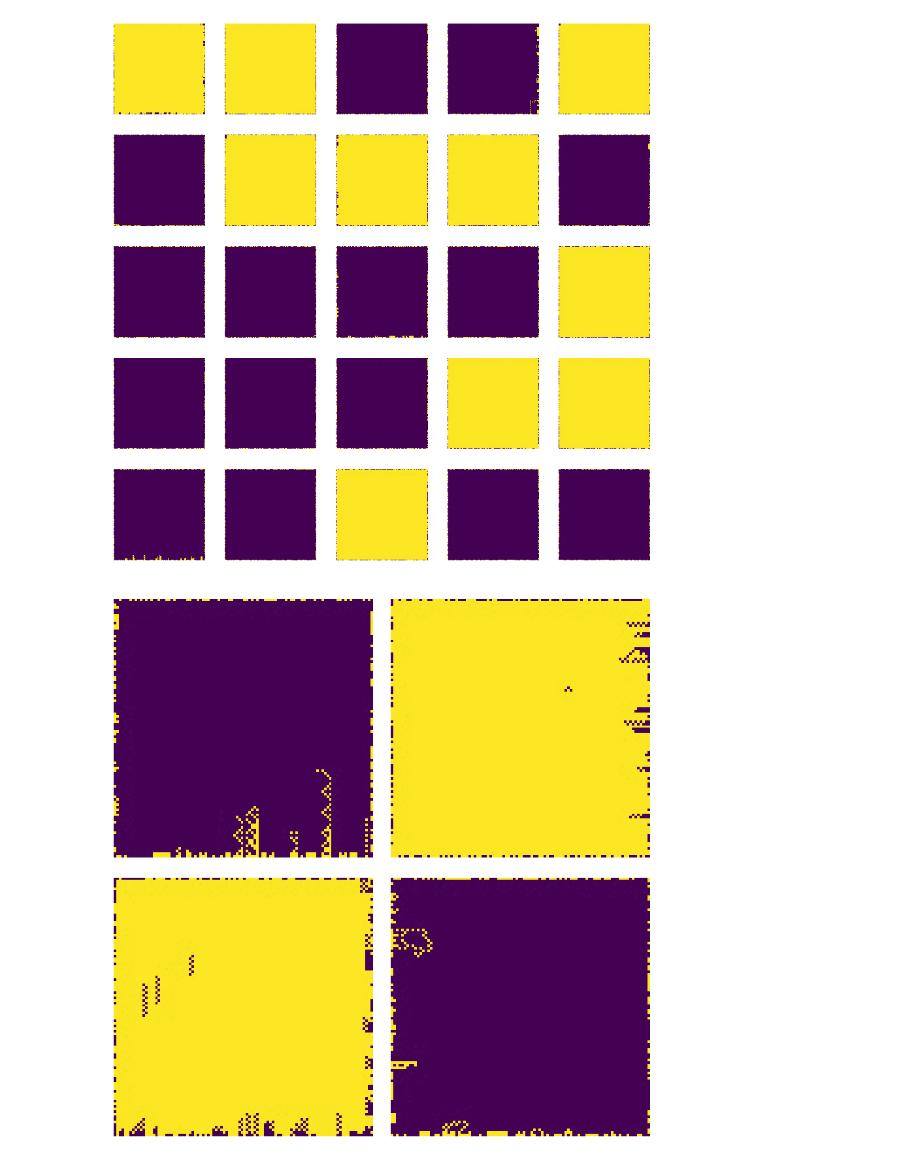
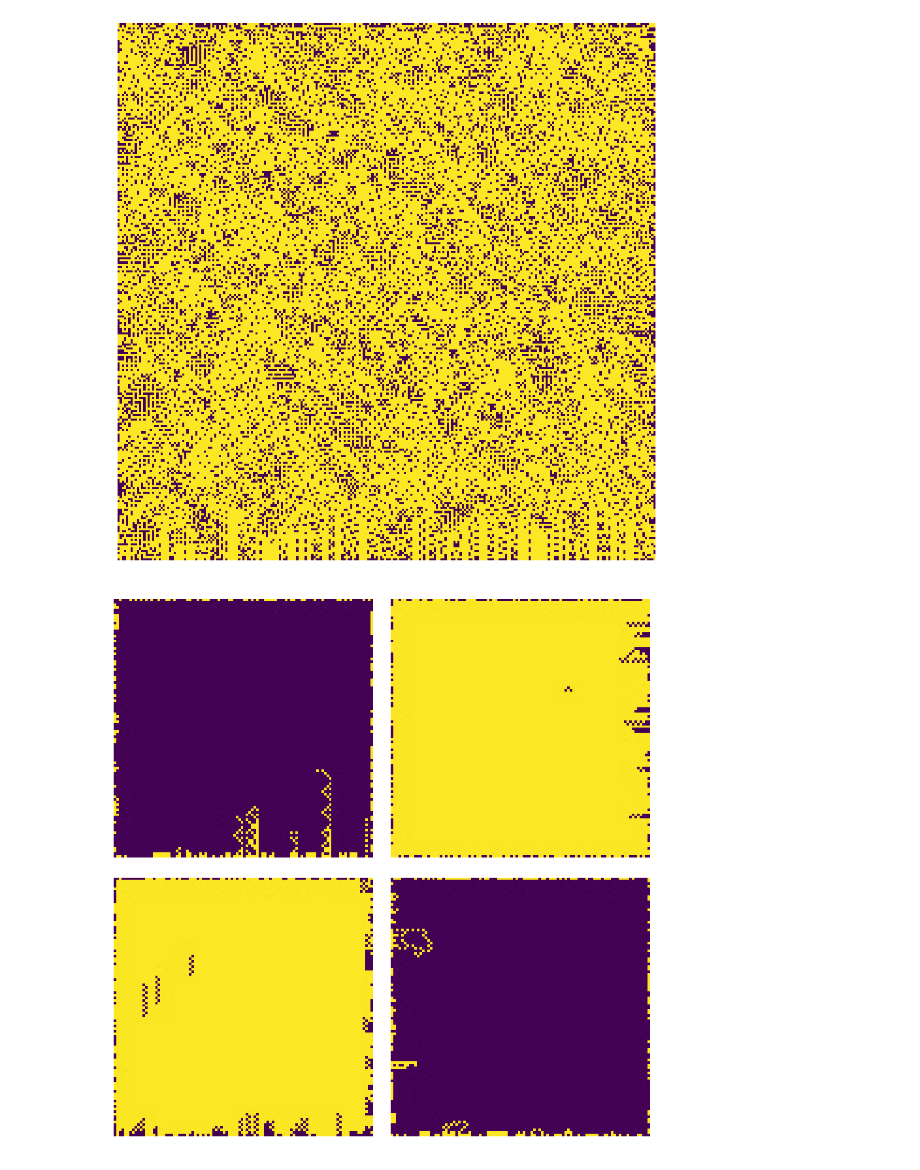
Before and after one commit to mathigatti/CellularAutomataClustering, a Jupyter notebook: clustering.ipynb, the cells around one changed output. Cells and saved outputs as stored; diff of their text form; code cells hidden in the pictures.

```diff
--- a/clustering.ipynb
+++ b/clustering.ipynb
@@ -81,21 +81,25 @@ df[(df["Compression Eficciency 1"] < 8) & (df["Fractal Dimension"] < 1.7)].head(
 # %%
-import math
-def showImages(cluster,total):
+def showImages(cluster,total=None):
     values = df[df["cluster"]== cluster].index
 
     import random
     plt.figure(figsize=(12,12))
+
+    if total is None:
+        total = len(values)
+
     sq = int(math.sqrt(total))
+
     for i,k in enumerate(random.sample(range(len(values)), sq*sq)):
         plt.subplot(sq,sq,i+1)
-        img = plt.imread('images/'+str(values[k])+'.jpg')
+        img = plt.imread('images/'+str(values[k])+'.tiff')
         plt.imshow(img)
         plt.axis('off')
     plt.tight_layout()
-# %%
-showImages(3,25)
-# %% [output]
-[figure, removed]
+# %%
+showImages(5)
+# %% [output]
+[figure, added]
 # %%
 showImages(7,4)
 # %% [output]
```
Also changed, not shown: parts of 9 cells of this notebook, 1 other file.
